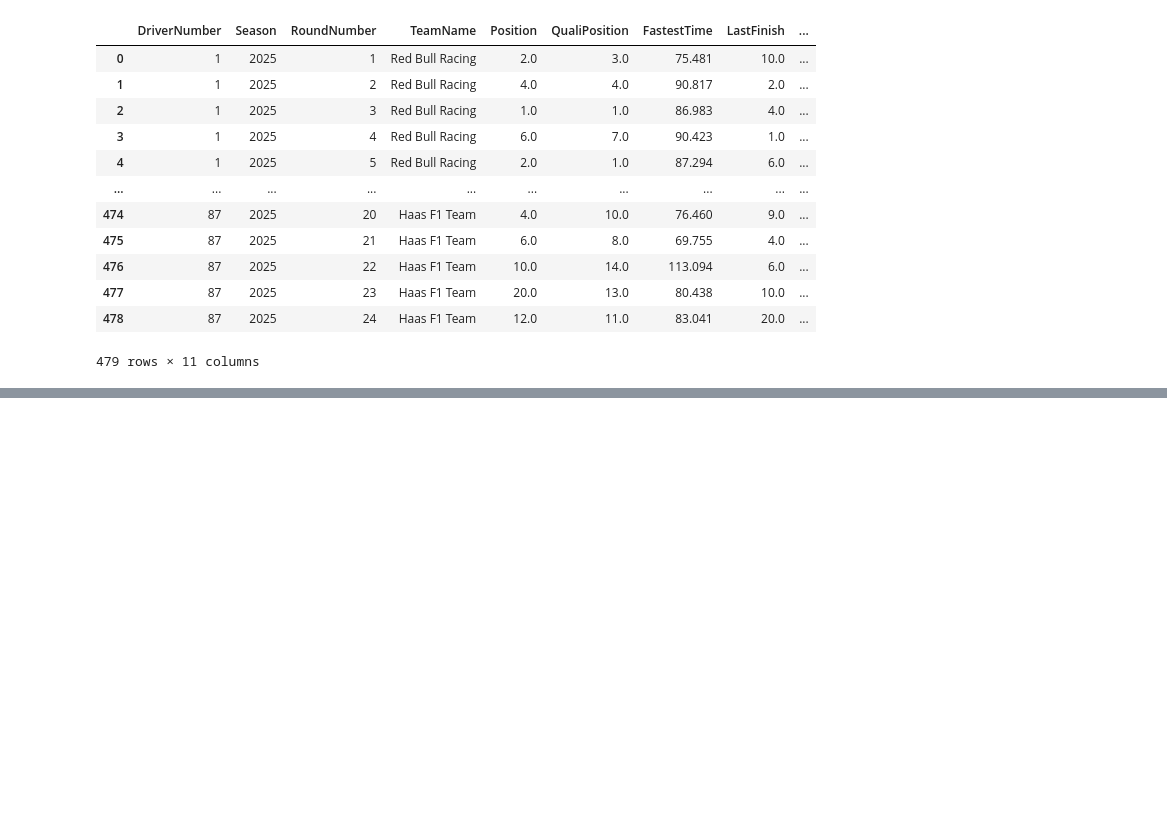
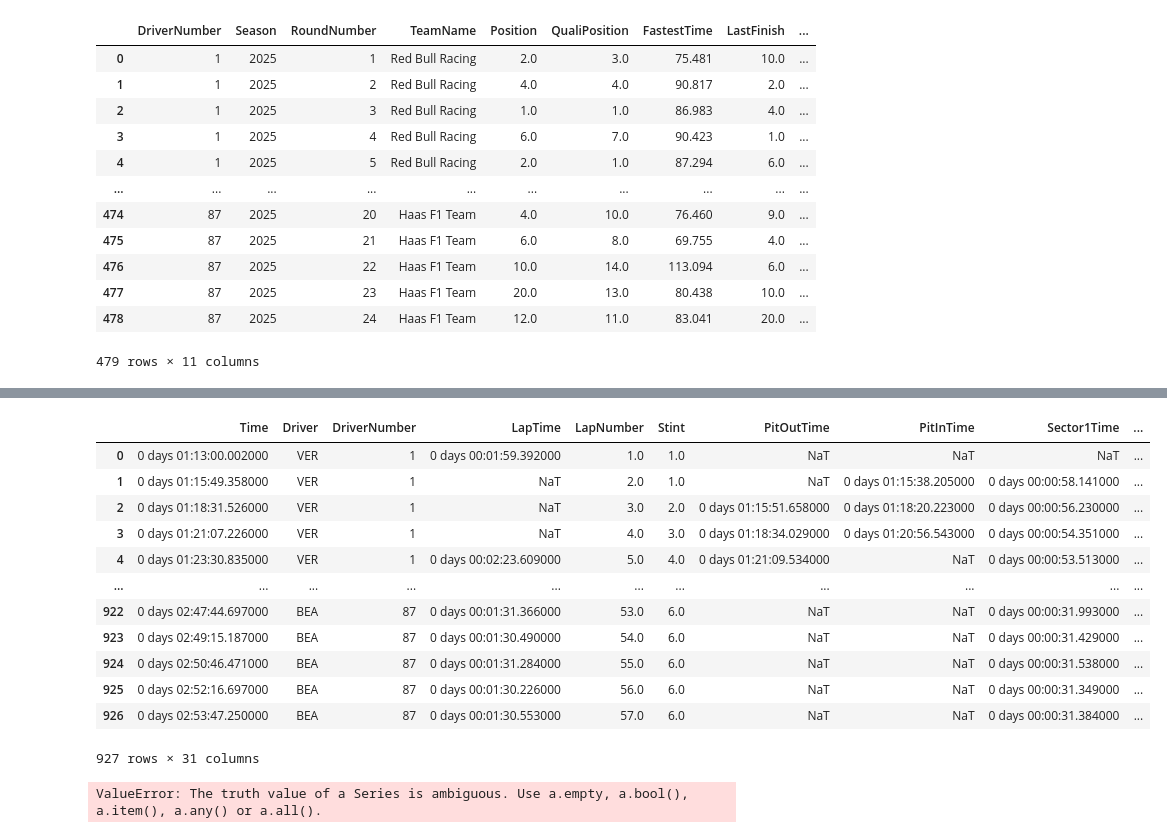
Before and after one commit to jifor/F1-Prediction-Project, a Jupyter notebook: data_testing.ipynb, the cells around one changed output, grey strips where cells are left out. Saved outputs shown, nothing was run; the diff lists cells and outputs as text; code cells hidden in the pictures; blank space fills up the shorter version.

```diff
--- a/data_testing.ipynb
+++ b/data_testing.ipynb
@@ -1000,0 +1007,3 @@ data.to_csv('data/F1_model_data.csv')
+# %%
+session = ff1.get_session(2025, 1, 'R')
+session.load()
@@ -1000,0 +1064,20 @@ data.to_csv('data/F1_model_data.csv')
+# %%
+session.laps
+# %% [output]
+|  | Time | Driver | DriverNumber | LapTime | LapNumber | Stint | PitOutTime | PitInTime | Sector1Time | ... |
+| 0 | 0 days 01:13:00.002000 | VER | 1 | 0 days 00:01:59.392000 | 1.0 | 1.0 | NaT | NaT | NaT | ... |
+| 1 | 0 days 01:15:49.358000 | VER | 1 | NaT | 2.0 | 1.0 | NaT | 0 days 01:15:38.205000 | 0 days 00:00:58.141000 | ... |
+| 2 | 0 days 01:18:31.526000 | VER | 1 | NaT | 3.0 | 2.0 | 0 days 01:15:51.658000 | 0 days 01:18:20.223000 | 0 days 00:00:56.230000 | ... |
+| 3 | 0 days 01:21:07.226000 | VER | 1 | NaT | 4.0 | 3.0 | 0 days 01:18:34.029000 | 0 days 01:20:56.543000 | 0 days 00:00:54.351000 | ... |
+| 4 | 0 days 01:23:30.835000 | VER | 1 | 0 days 00:02:23.609000 | 5.0 | 4.0 | 0 days 01:21:09.534000 | NaT | 0 days 00:00:53.513000 | ... |
+| ... | ... | ... | ... | ... | ... | ... | ... | ... | ... | ... |
+| 922 | 0 days 02:47:44.697000 | BEA | 87 | 0 days 00:01:31.366000 | 53.0 | 6.0 | NaT | NaT | 0 days 00:00:31.993000 | ... |
+| 923 | 0 days 02:49:15.187000 | BEA | 87 | 0 days 00:01:30.490000 | 54.0 | 6.0 | NaT | NaT | 0 days 00:00:31.429000 | ... |
+| 924 | 0 days 02:50:46.471000 | BEA | 87 | 0 days 00:01:31.284000 | 55.0 | 6.0 | NaT | NaT | 0 days 00:00:31.538000 | ... |
+| 925 | 0 days 02:52:16.697000 | BEA | 87 | 0 days 00:01:30.226000 | 56.0 | 6.0 | NaT | NaT | 0 days 00:00:31.349000 | ... |
+| 926 | 0 days 02:53:47.250000 | BEA | 87 | 0 days 00:01:30.553000 | 57.0 | 6.0 | NaT | NaT | 0 days 00:00:31.384000 | ... |
+927 rows × 31 columns
+# %%
+session.laps.loc[session.laps['IsAccurate']==True and session.laps['Driver']=='VER']
+# %% [output]
+ValueError: The truth value of a Series is ambiguous. Use a.empty, a.bool(), a.item(), a.any() or a.all().
```
Also changed, not shown: parts of 5 cells of this notebook.
